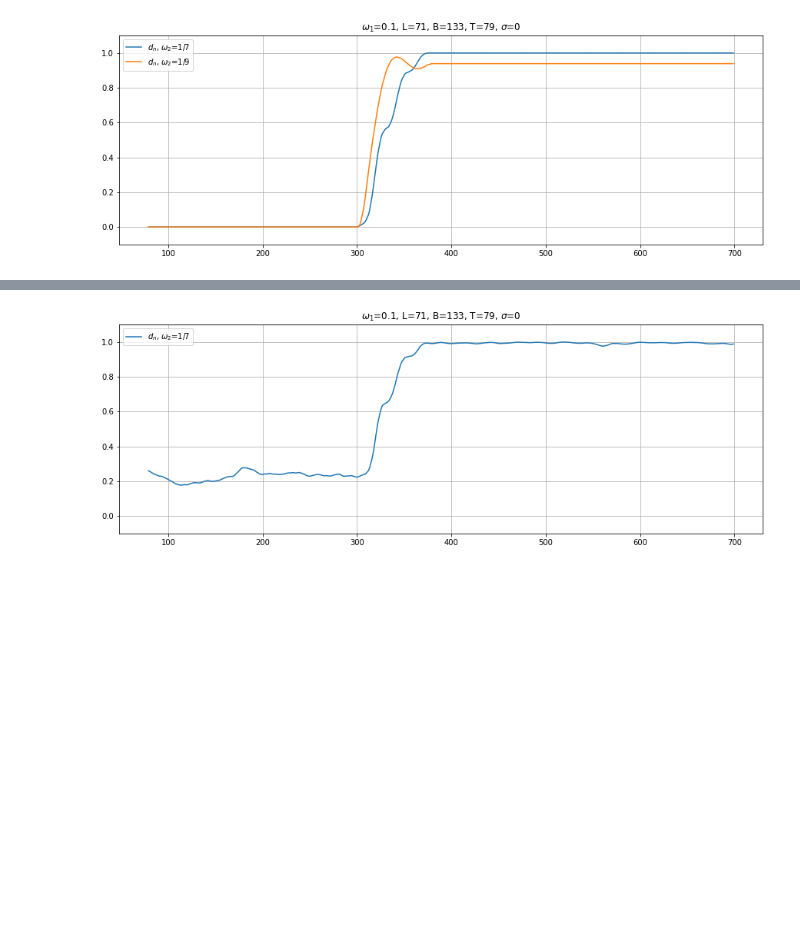
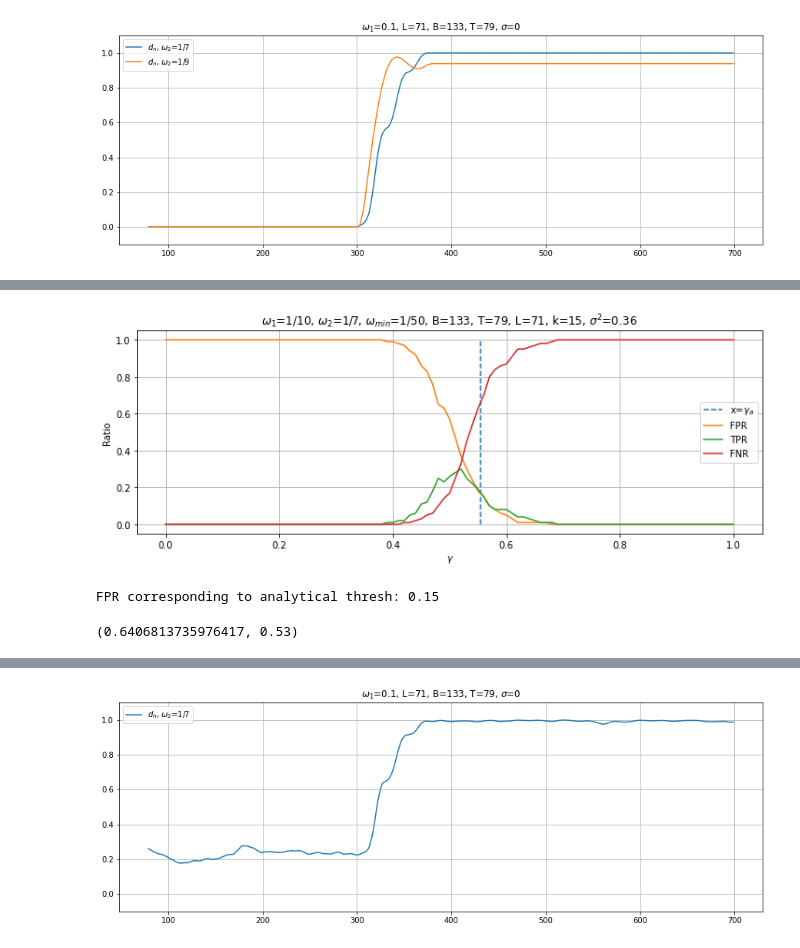
Before and after one commit to Loulaan/researchWork, a Jupyter notebook: System/images.ipynb, the cells around one changed output, grey strips where cells are left out. Drawn from its saved outputs; the diff is of its cells as text; code cells hidden in the pictures; blank space fills up the shorter version.

```diff
--- a/System/images.ipynb
+++ b/System/images.ipynb
@@ -112,0 +112,9 @@ plt.show()
+# %%
+# w_min = w1 + 1/100  # Минимальная разница в частотах для обнаружения неоднородности
+w1 = 1/10  # Минимальная разница в частотах для обнаружения неоднородности
+w_min = 1/50  # Минимальная разница в частотах для обнаружения неоднородности
+k = 15  # Кол-во точек, за которые нужно обнаружить разладку
+w2 = 1/7
+# %%
+np.random.seed(12345)
+modelled_series, modelled_rows = modelling_series()
@@ -112,0 +171,35 @@ plt.show()
+# %%
+from utils.utils import find_fpr_corr_to_thresh
+
+plt.figure(figsize=(12, 4))
+plt.plot([mean_thresh]*len(threshes), threshes, '--', label=r'x=$\gamma_a$')
+plt.plot(threshes, fpr, label='FPR')
+
+values = np.array(tpr/(1-np.array(fpr)))
+idxs = np.invert(np.isnan(values))
+values = values[idxs]
+
+
+plt.plot(threshes, tpr, label='TPR')
+plt.plot(threshes, fnr, label='FNR')
+# plt.plot(np.array(threshes)[idxs], values, label='TPR_1')
+w_min_str = r'$\omega_{min}$'
+iter_num_str = r'$n_{iter}$'
+plt.title(fr"$\omega_1$=1/10, $\omega_2$=1/7, {w_min_str}=1/50, B={B}, T={T_}, L={L}, k={k}, $\sigma^2$={0.36}")
+plt.xlabel(r'$\gamma$')
+plt.ylabel('Ratio')
+plt.legend()
+plt.grid()
+# plt.savefig(f'system_estimation_T={T_}.png')
+plt.show()
+
+fpr_to_thresh = find_fpr_corr_to_thresh(threshes, fpr, g_analytical.thresh)
+print(f"FPR corresponding to analytical thresh: {fpr_to_thresh}")
+# system_estimation_small_k_noise.png
+# %% [output]
+[figure, added]
+FPR corresponding to analytical thresh: 0.15
+# %%
+mean_thresh, threshes[53]
+# %% [output]
+(0.6406813735976417, 0.53)
```
Also changed, not shown: parts of 7 cells of this notebook, 5 other files.
